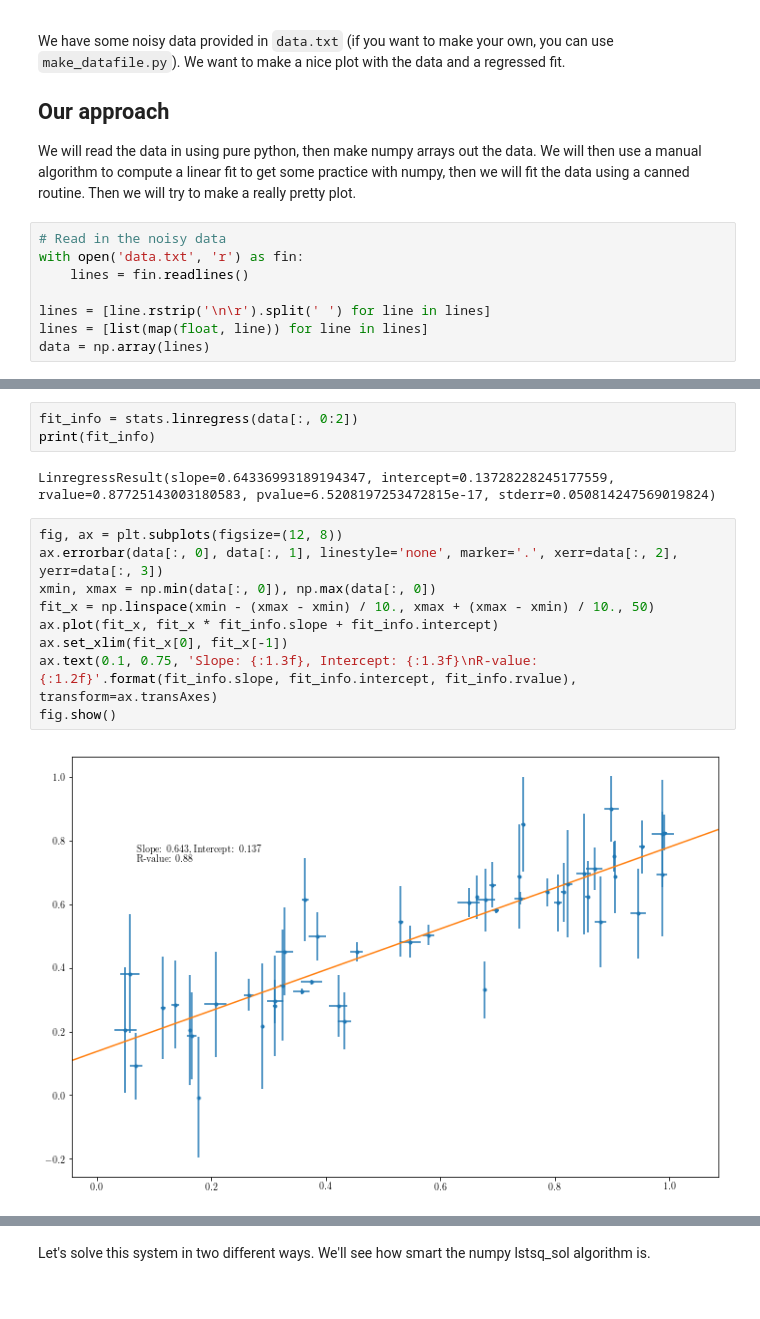
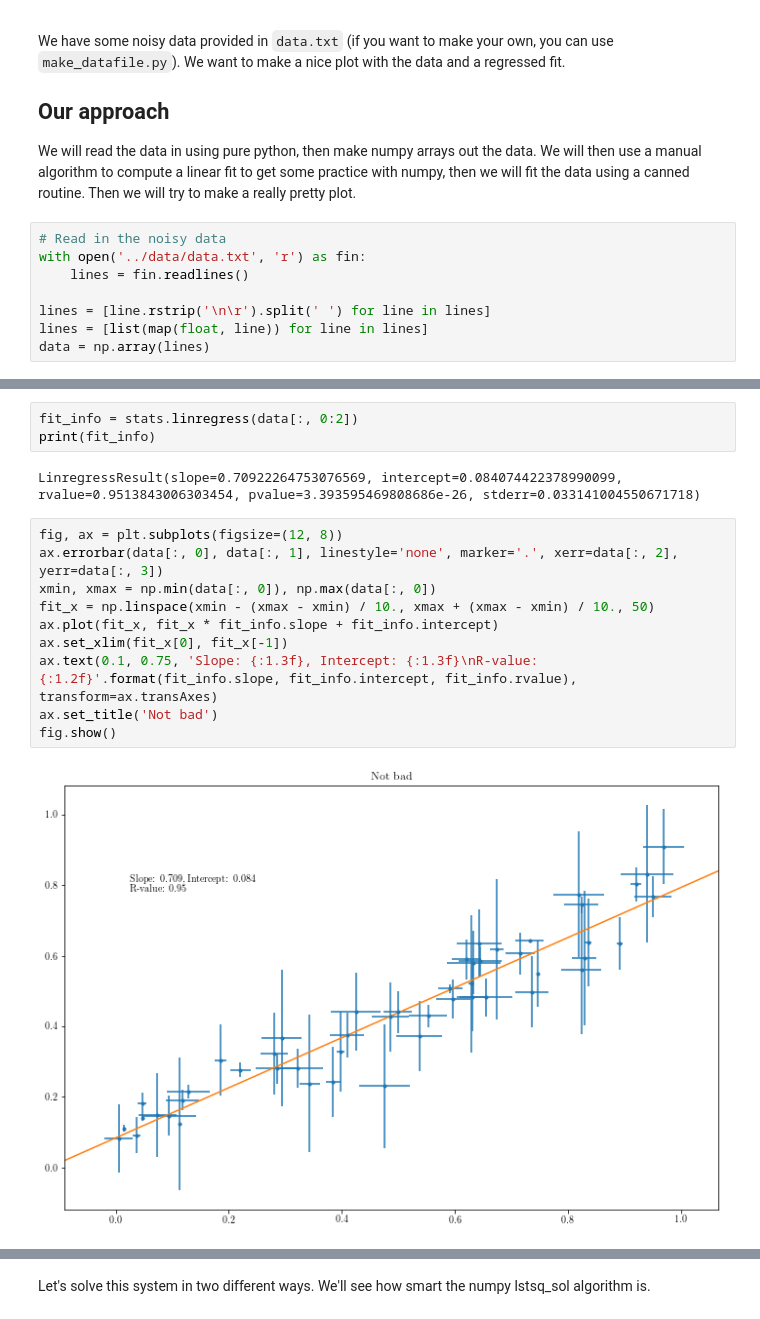
Before and after one commit to dlilien/pybb, a Jupyter notebook: notebooks/numpy and scipy.ipynb, the cells around one changed output, grey strips where cells are left out. Saved outputs shown, nothing was run; the diff lists cells and outputs as text.

```diff
--- a/notebooks/numpy and scipy.ipynb
+++ b/notebooks/numpy and scipy.ipynb
@@ -108,7 +124,7 @@ We have some noisy data provided in `data.txt` (if you want to make your own, yo
 We will read the data in using pure python, then make numpy arrays out the data. We will then use a manual algorithm to compute a linear fit to get some practice with numpy, then we will fit the data using a canned routine. Then we will try to make a really pretty plot.
 # %%
 # Read in the noisy data
-with open('data.txt', 'r') as fin:
+with open('../data/data.txt', 'r') as fin:
     lines = fin.readlines()
 
 lines = [line.rstrip('\n\r').split(' ') for line in lines]
@@ -130,15 +162,16 @@ fig.show()
 fit_info = stats.linregress(data[:, 0:2])
 print(fit_info)
 # %% [output]
-LinregressResult(slope=0.64336993189194347, intercept=0.13728228245177559, rvalue=0.87725143003180583, pvalue=6.5208197253472815e-17, stderr=0.050814247569019824)
+LinregressResult(slope=0.70922264753076569, intercept=0.084074422378990099, rvalue=0.9513843006303454, pvalue=3.393595469808686e-26, stderr=0.033141004550671718)
 # %%
 fig, ax = plt.subplots(figsize=(12, 8))
 ax.errorbar(data[:, 0], data[:, 1], linestyle='none', marker='.', xerr=data[:, 2], yerr=data[:, 3])
 xmin, xmax = np.min(data[:, 0]), np.max(data[:, 0])
 fit_x = np.linspace(xmin - (xmax - xmin) / 10., xmax + (xmax - xmin) / 10., 50)
 ax.plot(fit_x, fit_x * fit_info.slope + fit_info.intercept)
 ax.set_xlim(fit_x[0], fit_x[-1])
 ax.text(0.1, 0.75, 'Slope: {:1.3f}, Intercept: {:1.3f}\nR-value: {:1.2f}'.format(fit_info.slope, fit_info.intercept, fit_info.rvalue), transform=ax.transAxes)
+ax.set_title('Not bad')
 fig.show()
 # %% [output]
-[figure, old version]
+[figure, new version]
```
Also changed, not shown: parts of 23 cells of this notebook, 4 other files.
